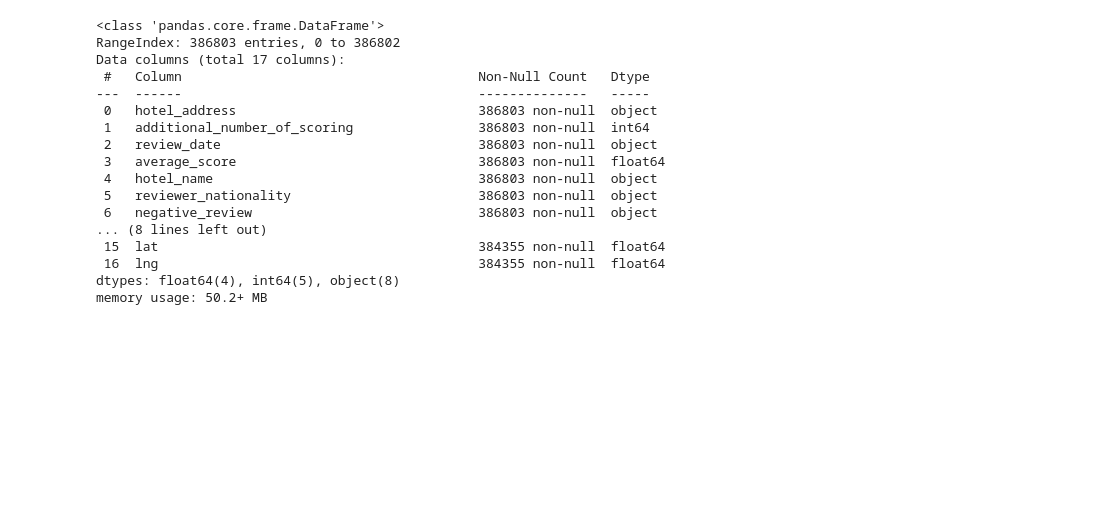
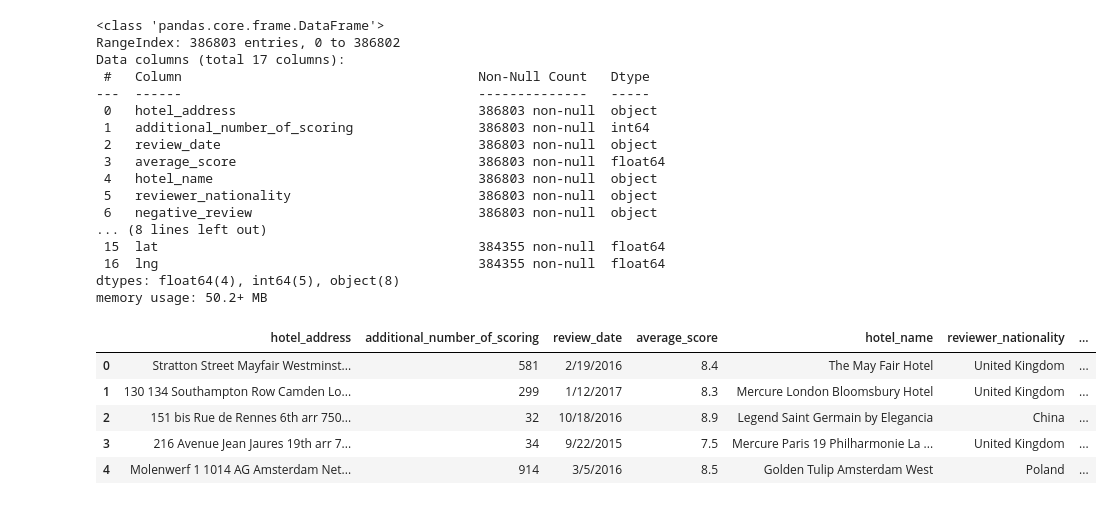
Before and after one commit to Nitys70/LESSONS_FILES, a Jupyter notebook: EDA-Project_3/EDA_project-3_V1.ipynb, the cells around one changed output. Saved outputs shown, nothing was run; the diff lists cells and outputs as text; code cells hidden in the pictures; blank space fills up the shorter version.

```diff
--- a/EDA-Project_3/EDA_project-3_V1.ipynb
+++ b/EDA-Project_3/EDA_project-3_V1.ipynb
@@ -1,25 +1,32 @@
 # %%
 import pandas as pd
 
 hotels = pd.read_csv('data/hotels.csv')
 hotels.shape
 # (386803, 17)
 hotels.info()
+hotels.head()
 # %% [output]
 <class 'pandas.core.frame.DataFrame'>
 RangeIndex: 386803 entries, 0 to 386802
 Data columns (total 17 columns):
  #   Column                                      Non-Null Count   Dtype
 ---  ------                                      --------------   -----
  0   hotel_address                               386803 non-null  object
  1   additional_number_of_scoring                386803 non-null  int64
  2   review_date                                 386803 non-null  object
  3   average_score                               386803 non-null  float64
  4   hotel_name                                  386803 non-null  object
  5   reviewer_nationality                        386803 non-null  object
  6   negative_review                             386803 non-null  object
 ... (8 lines left out)
  15  lat                                         384355 non-null  float64
  16  lng                                         384355 non-null  float64
 dtypes: float64(4), int64(5), object(8)
 memory usage: 50.2+ MB
+|  | hotel_address | additional_number_of_scoring | review_date | average_score | hotel_name | reviewer_nationality | ... |
+| 0 | Stratton Street Mayfair Westminst... | 581 | 2/19/2016 | 8.4 | The May Fair Hotel | United Kingdom | ... |
+| 1 | 130 134 Southampton Row Camden Lo... | 299 | 1/12/2017 | 8.3 | Mercure London Bloomsbury Hotel | United Kingdom | ... |
+| 2 | 151 bis Rue de Rennes 6th arr 750... | 32 | 10/18/2016 | 8.9 | Legend Saint Germain by Elegancia | China | ... |
+| 3 | 216 Avenue Jean Jaures 19th arr 7... | 34 | 9/22/2015 | 7.5 | Mercure Paris 19 Philharmonie La ... | United Kingdom | ... |
+| 4 | Molenwerf 1 1014 AG Amsterdam Net... | 914 | 3/5/2016 | 8.5 | Golden Tulip Amsterdam West | Poland | ... |
```
Also changed, not shown: parts of 2 cells of this notebook, 24 other files.
